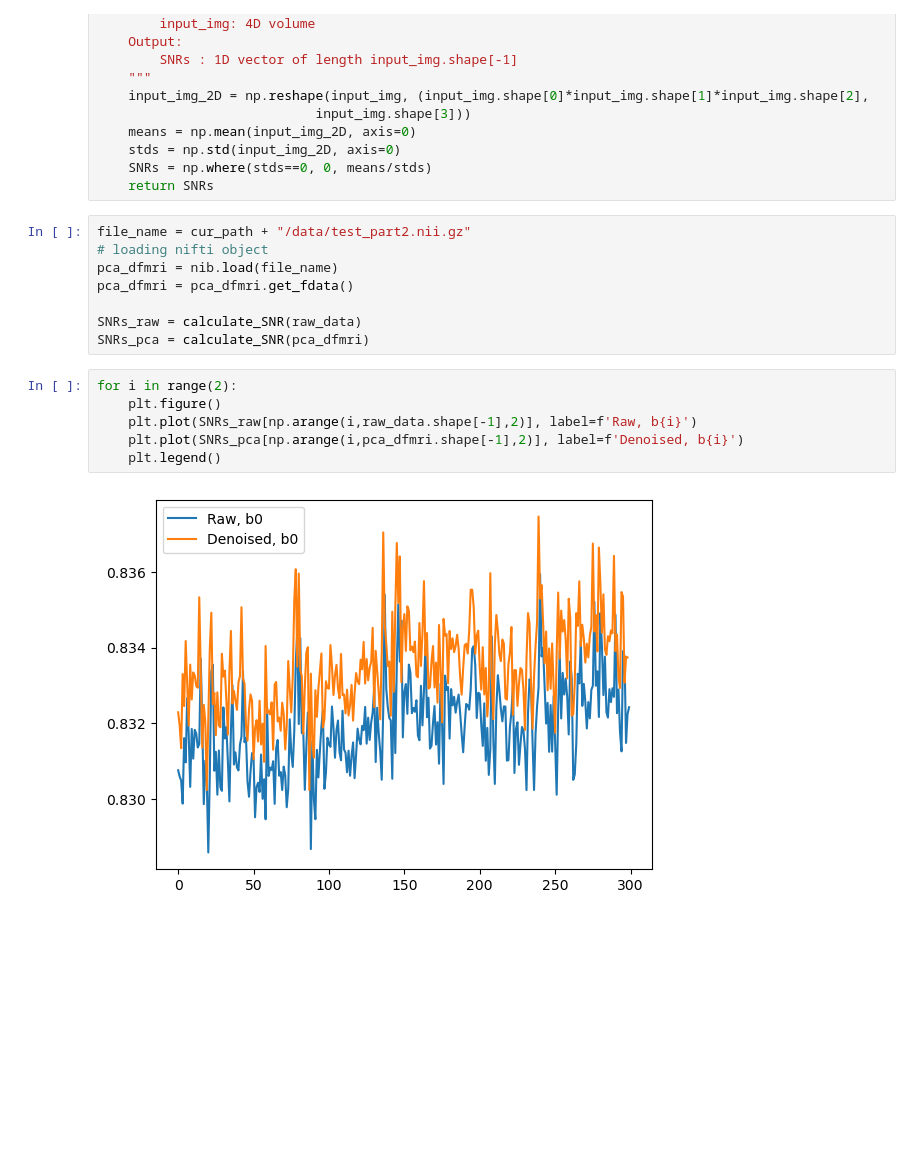
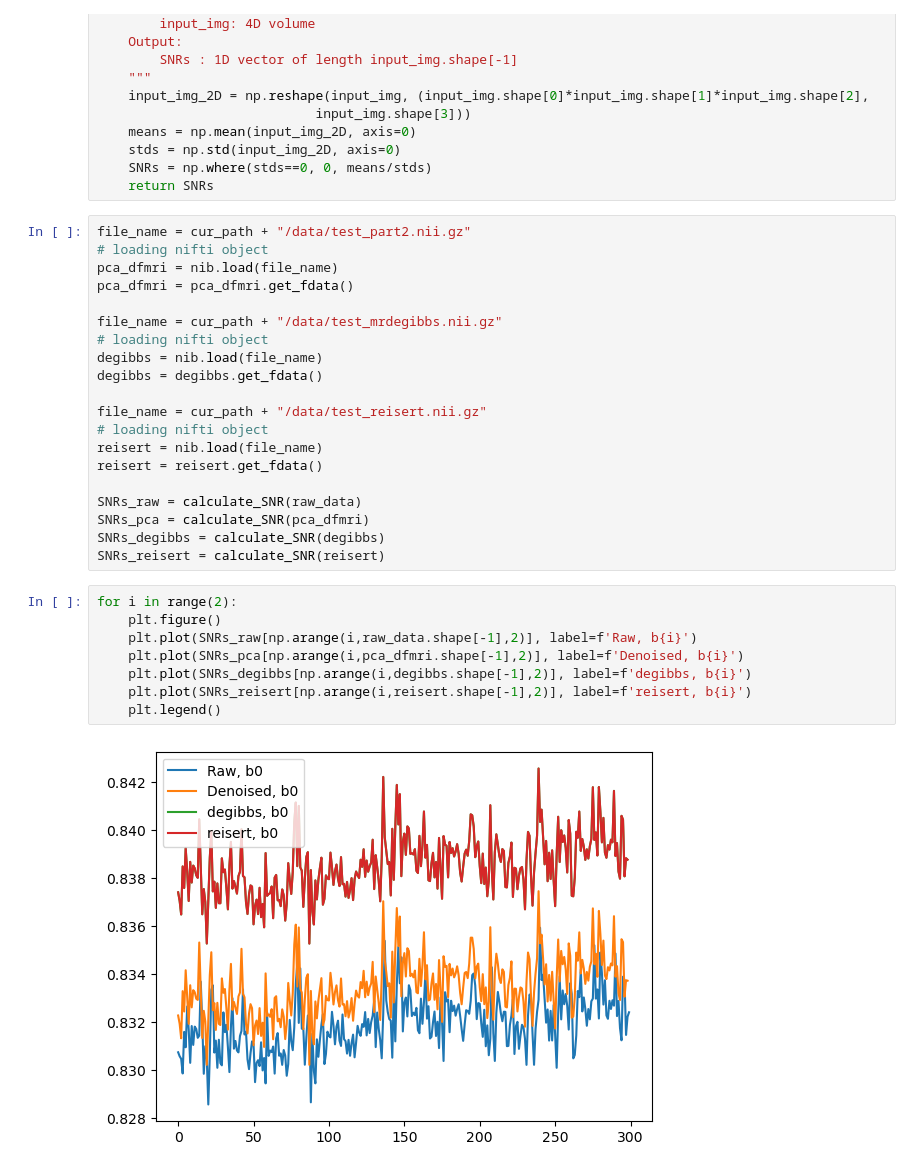
Before and after one commit to jazz031195/preprocessing, a Jupyter notebook: preprocessing_loop.ipynb, the cells around one changed output. Drawn from its saved outputs; the diff is of its cells as text; blank space fills up the shorter version.

Commit message:
SNR raw, pca, degibbs

```diff
--- a/preprocessing_loop.ipynb
+++ b/preprocessing_loop.ipynb
@@ -472,13 +472,27 @@ file_name = cur_path + "/data/test_part2.nii.gz"
 pca_dfmri = nib.load(file_name)
 pca_dfmri = pca_dfmri.get_fdata()
 
+file_name = cur_path + "/data/test_mrdegibbs.nii.gz"
+# loading nifti object
+degibbs = nib.load(file_name)
+degibbs = degibbs.get_fdata()
+
+file_name = cur_path + "/data/test_reisert.nii.gz"
+# loading nifti object
+reisert = nib.load(file_name)
+reisert = reisert.get_fdata()
+
 SNRs_raw = calculate_SNR(raw_data)
 SNRs_pca = calculate_SNR(pca_dfmri)
+SNRs_degibbs = calculate_SNR(degibbs)
+SNRs_reisert = calculate_SNR(reisert)
 # %%
 for i in range(2):
     plt.figure()
     plt.plot(SNRs_raw[np.arange(i,raw_data.shape[-1],2)], label=f'Raw, b{i}')
     plt.plot(SNRs_pca[np.arange(i,pca_dfmri.shape[-1],2)], label=f'Denoised, b{i}')
+    plt.plot(SNRs_degibbs[np.arange(i,degibbs.shape[-1],2)], label=f'degibbs, b{i}')
+    plt.plot(SNRs_reisert[np.arange(i,reisert.shape[-1],2)], label=f'reisert, b{i}')
     plt.legend()
 # %% [output]
-[figure, old version]
+[figure, new version]
```
Also changed, not shown: parts of 1 cell of this notebook.
